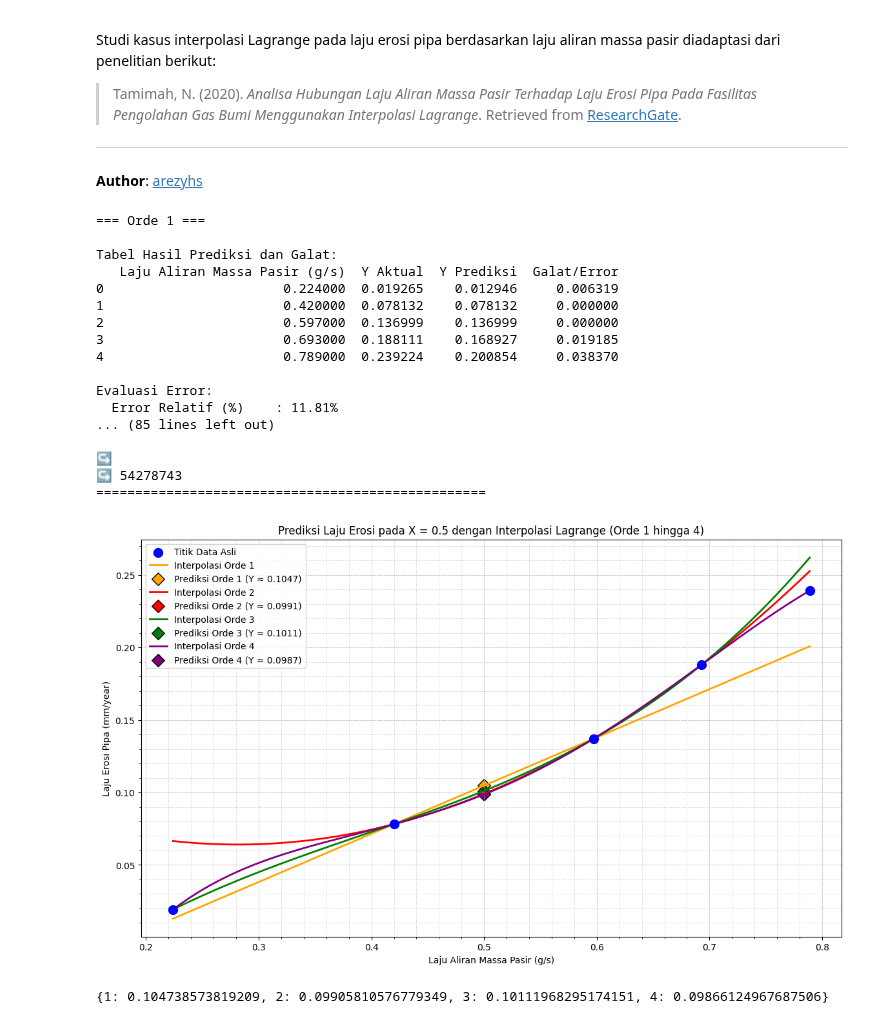
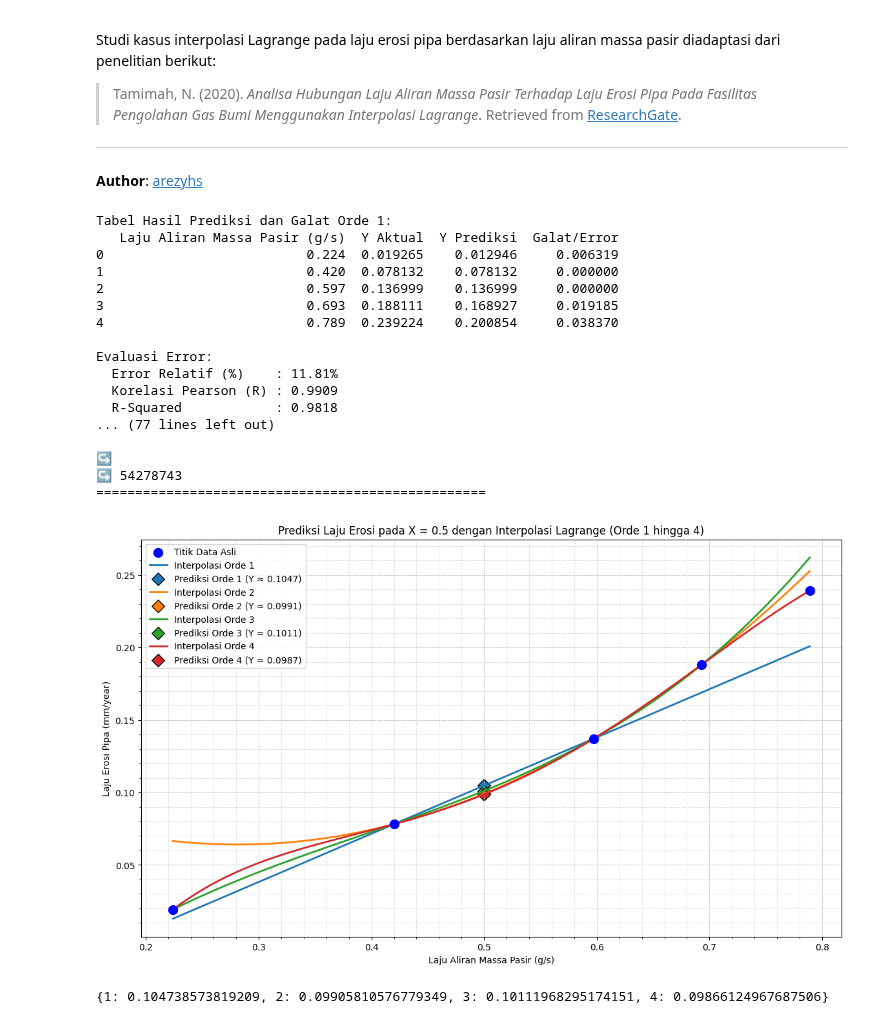
Before and after one commit to arezyhs/Interpolasi-Lagrange, a Jupyter notebook: Lagrange_Interpolation_Laju Erosi Pipa.ipynb, the cells around one changed output. Saved outputs shown, nothing was run; the diff lists cells and outputs as text; code cells hidden in the pictures.

```diff
--- a/Lagrange_Interpolation_Laju Erosi Pipa.ipynb
+++ b/Lagrange_Interpolation_Laju Erosi Pipa.ipynb
@@ -109,7 +109,7 @@ import matplotlib.pyplot as plt
 import pandas as pd
 import math
 
-# Set data untuk Laju Aliran Massa Pasir (g/s) dan Laju Erosi Pipa (mm/year)
+# Data untuk Laju Aliran Massa Pasir (g/s) dan Laju Erosi Pipa (mm/year)
 data_x = np.array([0.224, 0.420, 0.597, 0.693, 0.789])
 data_y = np.array([0.019265464, 0.078132158, 0.136998853, 0.188111308, 0.239223762])
 
@@ -176,8 +176,8 @@ def calculate_error_metrics(y_actual, y_pred):
 x_target = 0.500
 
 # Variabel untuk memilih orde interpolasi
-set_order = 4  # Ubah ini sesuai dengan orde yang diinginkan
-max_order = min(4, len(data_x) - 1)
+set_order = 4  # atur orde
+max_order = min(set_order, len(data_x) - 1)
 if set_order > max_order:
     print(f"Orde yang diminta ({set_order}) melebihi max_order ({max_order}). Menggunakan max_order.")
     set_order = max_order
@@ -205,8 +205,7 @@ for order in range(1, set_order + 1):
     error_relatif, R, R_squared, MAPE, MAE, RMSE = calculate_error_metrics(data_y, y_pred)
 
     # Tabel hasil dan evaluasi error untuk tiap orde
-    print(f"\n=== Orde {order} ===")
-    print("\nTabel Hasil Prediksi dan Galat:")
+    print(f"\nTabel Hasil Prediksi dan Galat Orde {order}:")
     print(results_table)
 
     print(f"\nEvaluasi Error:")
@@ -228,47 +227,45 @@ for order in range(1, set_order + 1):
 plt.figure(figsize=(14, 8))
 plt.scatter(data_x, data_y, color='blue', s=100, label='Titik Data Asli', zorder=5)
 
 # Gunakan 300 titik pada x_range untuk kurva yang lebih halus
 x_range = np.linspace(min(data_x), max(data_x), 300)
 colors = ['orange', 'red', 'green', 'purple']
 
 for order in range(1, set_order + 1):
     y_interp = [float(lagrange_polynomials[order].evalf(subs={x: xi})) for xi in x_range]
-
-    plt.plot(x_range, y_interp, color=colors[order - 1], linestyle='-', linewidth=2,
+    plt.plot(x_range, y_interp, linestyle='-', linewidth=2,
              label=f'Interpolasi Orde {order}')
-
     plt.scatter(x_target, higher_order_predictions[order], s=100, marker='D', edgecolor='black',
-                color=colors[order - 1], label=f'Prediksi Orde {order} (Y ≈ {higher_order_predictions[order]:.4f})')
+                label=f'Prediksi Orde {order} (Y ≈ {higher_order_predictions[order]:.4f})')
 
 # Pengaturan grafik
 plt.xlabel('Laju Aliran Massa Pasir (g/s)')
 plt.ylabel('Laju Erosi Pipa (mm/year)')
 plt.title(f'Prediksi Laju Erosi pada X = {x_target} dengan Interpolasi Lagrange (Orde 1 hingga {set_order})')
 plt.legend(loc='upper left', frameon=True, fontsize=10)
 plt.grid(True, which='both', linestyle='--', linewidth=0.5)
 plt.minorticks_on()
 plt.grid(which='minor', linestyle=':', linewidth=0.5)
 plt.show()
 # %% [output]
-=== Orde 1 ===
-
-Tabel Hasil Prediksi dan Galat:
+Tabel Hasil Prediksi dan Galat Orde 1:
    Laju Aliran Massa Pasir (g/s)  Y Aktual  Y Prediksi  Galat/Error
-0                       0.224000  0.019265    0.012946     0.006319
-1                       0.420000  0.078132    0.078132     0.000000
-2                       0.597000  0.136999    0.136999     0.000000
-3                       0.693000  0.188111    0.168927     0.019185
-4                       0.789000  0.239224    0.200854     0.038370
+0                          0.224  0.019265    0.012946     0.006319
+1                          0.420  0.078132    0.078132     0.000000
+2                          0.597  0.136999    0.136999     0.000000
+3                          0.693  0.188111    0.168927     0.019185
+4                          0.789  0.239224    0.200854     0.038370
 
 Evaluasi Error:
   Error Relatif (%)    : 11.81%
-... (85 lines left out)
+  Korelasi Pearson (R) : 0.9909
+  R-Squared            : 0.9818
+... (77 lines left out)
 
 ↪
 ↪ 54278743
 ==================================================
-[figure, old version]
+[figure, new version]
 # %%
 print(higher_order_predictions)
 # %% [output]
```
